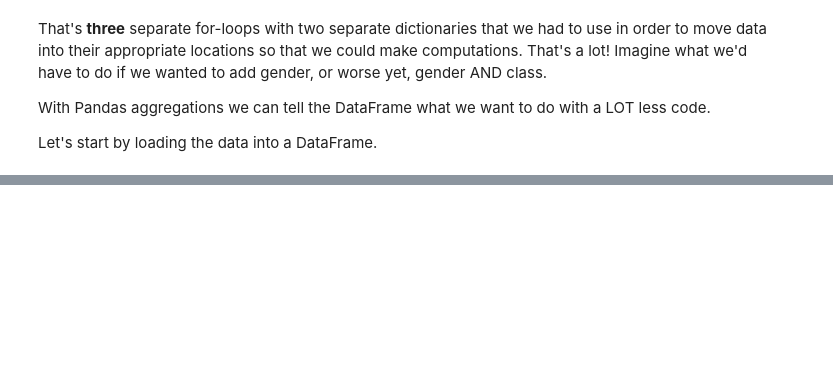
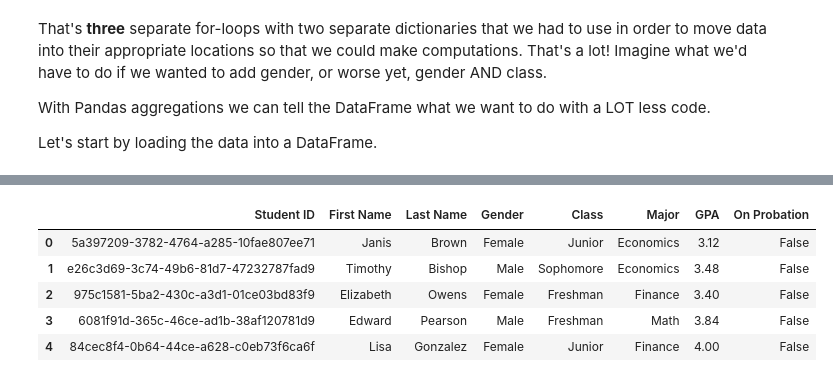
Before and after one commit to jasonshu8/MSDS_631, a Jupyter notebook: Lecture Notes/Week 7/In-Class Notebook (Mar 6, 2019) - Part 1.ipynb, the cells around one changed output, grey strips where cells are left out. Drawn from its saved outputs; the diff is of its cells as text; code cells hidden in the pictures; blank space fills up the shorter version.

```diff
--- a/Lecture Notes/Week 7/In-Class Notebook (Mar 6, 2019) - Part 1.ipynb
+++ b/Lecture Notes/Week 7/In-Class Notebook (Mar 6, 2019) - Part 1.ipynb
@@ -161,0 +351,3 @@ The creation of DataFrames from dictionaries of lists MUST have lists that are t
+# %%
+students_df = students_df.set_index('student_id')
+students_df.head()
@@ -161,0 +398,3 @@ The creation of DataFrames from dictionaries of lists MUST have lists that are t
+# %%
+students_df = students_df.reset_index()
+students_df.head()
@@ -161,0 +414,3 @@ The creation of DataFrames from dictionaries of lists MUST have lists that are t
+# %%
+students_df.columns = ['Student ID', 'First', 'Last', 'Gender', 'Class', 'Major', 'GPA']
+students_df.head()
@@ -161,0 +430,3 @@ The creation of DataFrames from dictionaries of lists MUST have lists that are t
+# %%
+students_df = students_df.rename(columns={'First': 'First Name', 'Last': 'Last Name'})
+students_df.head()
@@ -161,0 +483,10 @@ The creation of DataFrames from dictionaries of lists MUST have lists that are t
+# %%
+students_df['On Probation'] = students_df['GPA'] < 3.0
+students_df.head()
+# %% [output]
+|  | Student ID | First Name | Last Name | Gender | Class | Major | GPA | On Probation |
+| 0 | 5a397209-3782-4764-a285-10fae807ee71 | Janis | Brown | Female | Junior | Economics | 3.12 | False |
+| 1 | e26c3d69-3c74-49b6-81d7-47232787fad9 | Timothy | Bishop | Male | Sophomore | Economics | 3.48 | False |
+| 2 | 975c1581-5ba2-430c-a3d1-01ce03bd83f9 | Elizabeth | Owens | Female | Freshman | Finance | 3.40 | False |
+| 3 | 6081f91d-365c-46ce-ad1b-38af120781d9 | Edward | Pearson | Male | Freshman | Math | 3.84 | False |
+| 4 | 84cec8f4-0b64-44ce-a628-c0eb73f6ca6f | Lisa | Gonzalez | Female | Junior | Finance | 4.00 | False |
```
Also changed, not shown: parts of 79 cells of this notebook, 2 other files.
